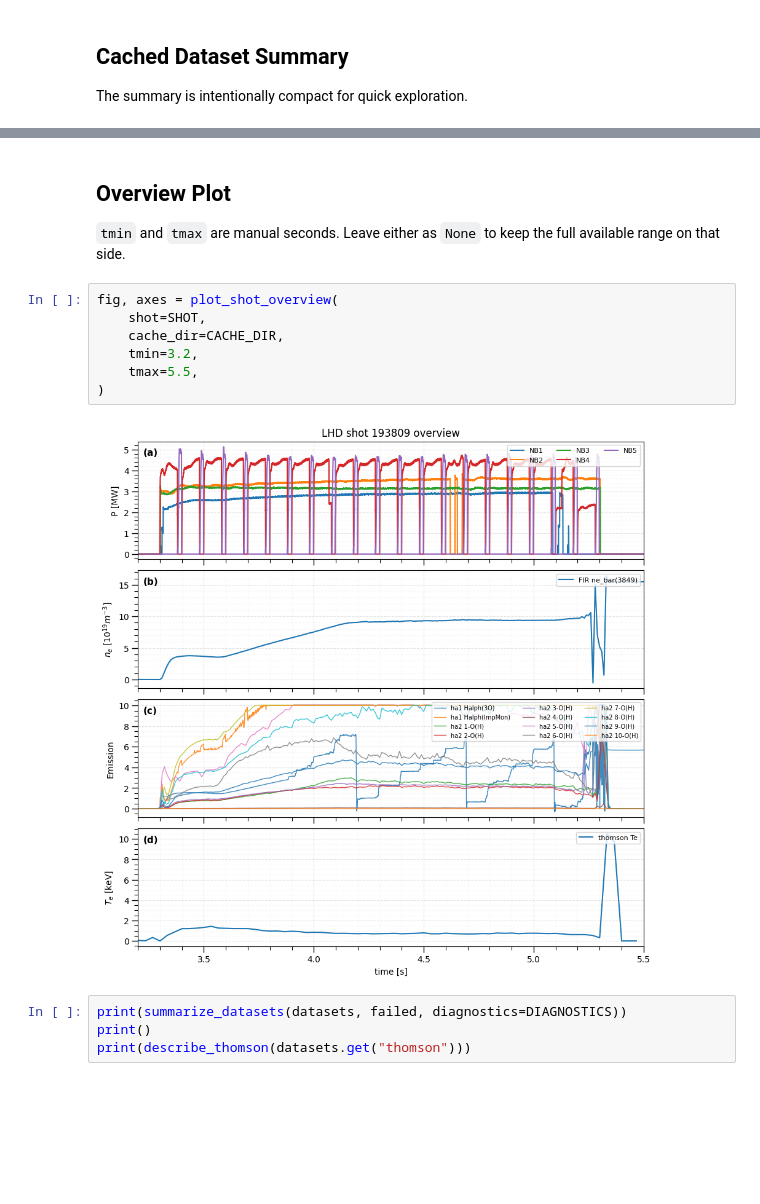
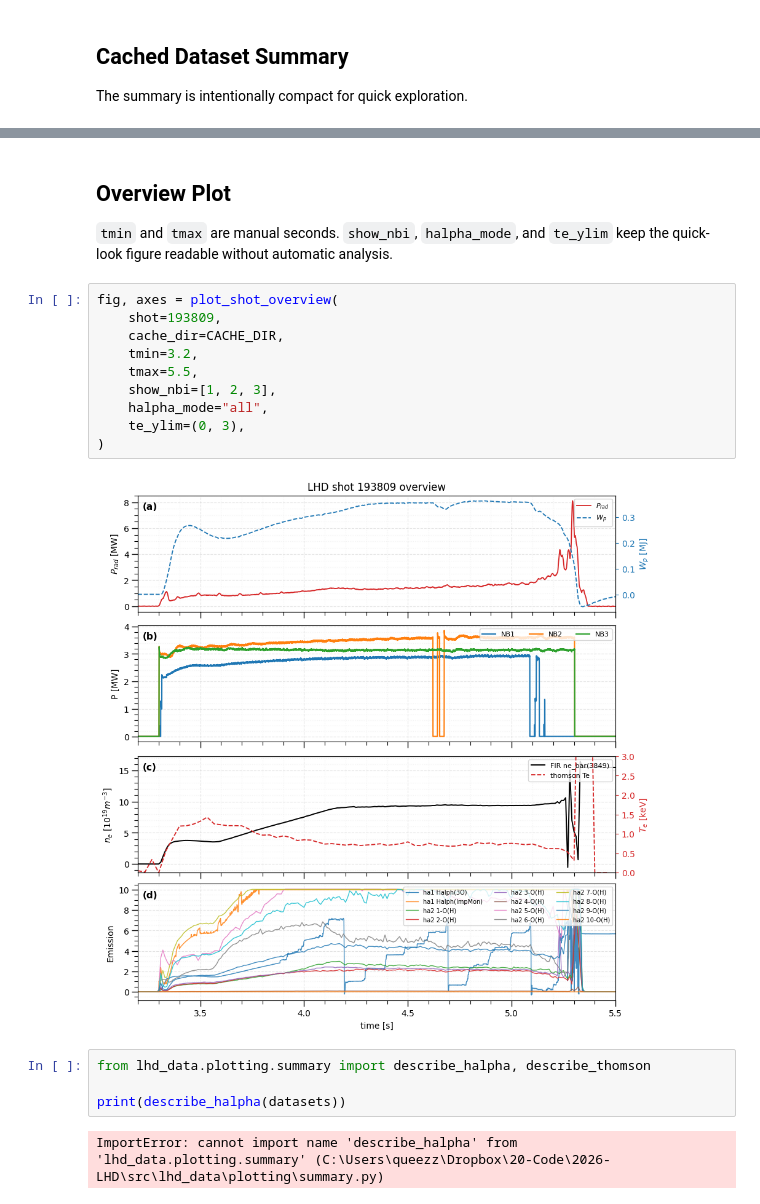
Before and after one commit to queezz/lhd-data, a Jupyter notebook: examples/shot_overview.ipynb, the cells around one changed output, grey strips where cells are left out. Cells and saved outputs as stored; diff of their text form; blank space fills up the shorter version.

Commit message:
add [data view helpers] upd [docs on data view helpers]

```diff
--- a/examples/shot_overview.ipynb
+++ b/examples/shot_overview.ipynb
@@ -48,17 +55,22 @@ n_e: dims=(Time, R), shape=(389, 140), units=10^16 m^-3
 # %% [markdown]
 ## Overview Plot
 
-`tmin` and `tmax` are manual seconds. Leave either as `None` to keep the full available range on that side.
+`tmin` and `tmax` are manual seconds. `show_nbi`, `halpha_mode`, and `te_ylim` keep the quick-look figure readable without automatic analysis.
 # %%
 fig, axes = plot_shot_overview(
-    shot=SHOT,
+    shot=193809,
     cache_dir=CACHE_DIR,
     tmin=3.2,
     tmax=5.5,
+    show_nbi=[1, 2, 3],
+    halpha_mode="all",
+    te_ylim=(0, 3),
 )
 # %% [output]
-[figure, old version]
+[figure, new version]
-# %%
-print(summarize_datasets(datasets, failed, diagnostics=DIAGNOSTICS))
-print()
-print(describe_thomson(datasets.get("thomson")))
+# %%
+from lhd_data.plotting.summary import describe_halpha, describe_thomson
+
+print(describe_halpha(datasets))
+# %% [output]
+ImportError: cannot import name 'describe_halpha' from 'lhd_data.plotting.summary' (C:\Users\queezz\Dropbox\20-Code\2026-LHD\src\lhd_data\plotting\summary.py)
```
Also changed, not shown: parts of 3 cells of this notebook, 8 other files.
